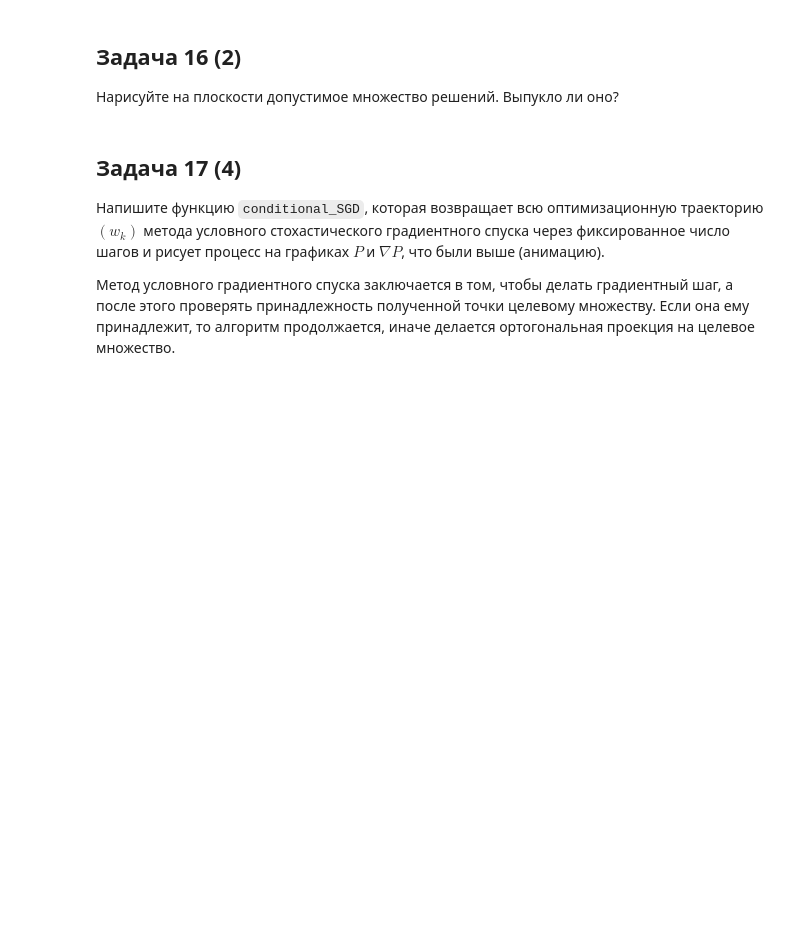
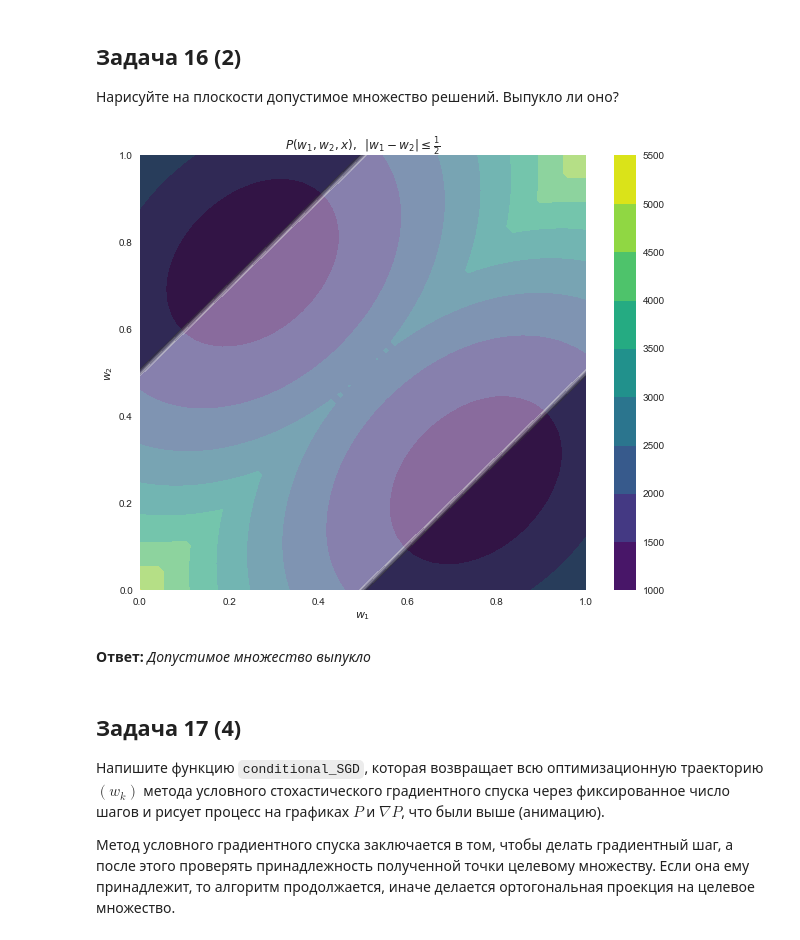
Before and after one commit to IgorSokoloff/MIPT_DCAM_OPTIMIZATION, a Jupyter notebook: 2 sem/HW_3/Hobbits.ipynb, the cells around one changed output. Drawn from its saved outputs; the diff is of its cells as text; code cells hidden in the pictures; blank space fills up the shorter version.

```diff
--- a/2 sem/HW_3/Hobbits.ipynb
+++ b/2 sem/HW_3/Hobbits.ipynb
@@ -765,6 +762,35 @@ $$
 # %% [markdown]
 ## Задача 16 (2)
 Нарисуйте на плоскости допустимое множество решений. Выпукло ли оно?
+# %%
+def rkn_constraint(w1, w2, l):
+    return np.abs(w1-w2) <= l/2
+
+l = 1
+w1 = np.linspace(0,l)
+w2 = np.linspace(0,l)
+
+fig, axes = plt.subplots(1, 1, figsize=(10, 8))
+
+W1, W2 = np.meshgrid(w1, w2)
+W1 = W1.ravel()
+W2 = W2.ravel()
+
+RKN = rkn_constraint(W1, W2, l)
+RKN = RKN.reshape((len(w1), len(w1)))
+
+c_levels = axes.contourf(w1, w2, p, cmap="viridis")
+c_alpha = axes.contourf(w1, w2, RKN, cmap="binary_r", alpha=0.4)
+plt.colorbar(c_levels, ax = axes)
+axes.set_title(r'$P(w_1, w_2, x), \;\; |w_1 - w_2| \leq \frac{%g}{2}$' % l)
+axes.set_xlabel(r'$w_1$')
+axes.set_ylabel(r'$w_2$')
+plt.show()
+# %% [output]
+[figure, added]
+# %% [markdown]
+__Ответ:__
+_Допустимое множество выпукло_
 # %% [markdown]
 ## Задача 17 (4)
 Напишите функцию `conditional_SGD`, которая возвращает всю оптимизационную траекторию $(w_k)$ метода условного стохастического градиентного спуска через фиксированное число шагов и рисует процесс на графиках $P$ и $\nabla P$, что были выше (анимацию).
```
Also changed, not shown: parts of 12 cells of this notebook, 1 other file.
